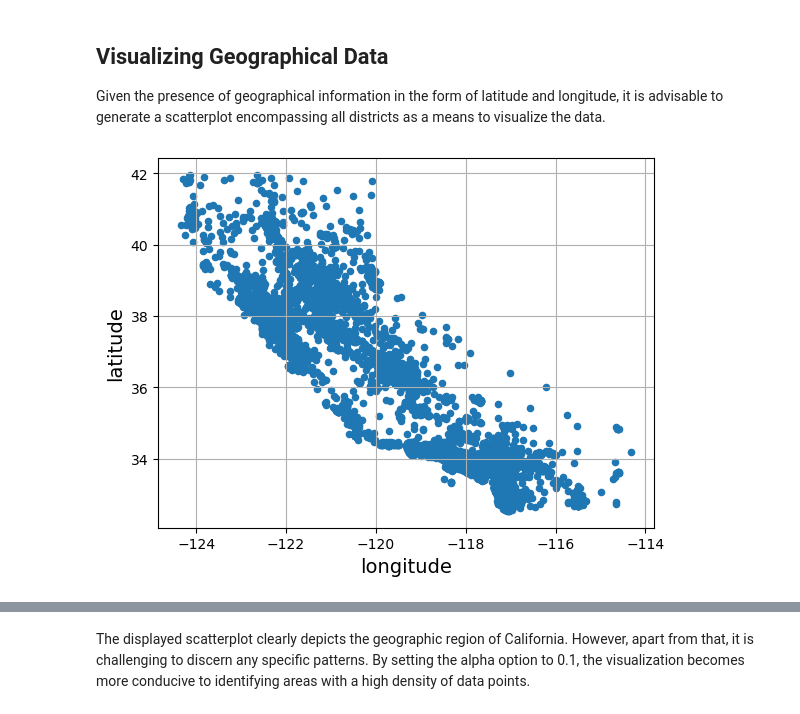
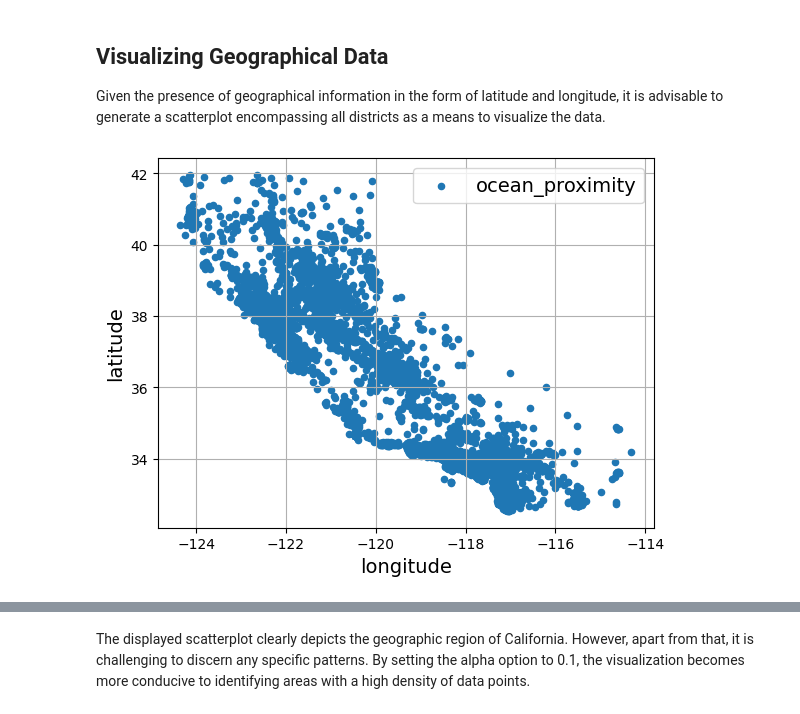
Before and after one commit to a-kanaan/dm-practicals, a Jupyter notebook: practical3/prac3-exp&vis.ipynb, the cells around one changed output, grey strips where cells are left out. Cells and saved outputs as stored; diff of their text form; code cells hidden in the pictures.

```diff
--- a/practical3/prac3-exp&vis.ipynb
+++ b/practical3/prac3-exp&vis.ipynb
@@ -210,7 +213,7 @@ Standard deviation: 114790.07569102754
 ## Visualizing Geographical Data
 Given the presence of geographical information in the form of latitude and longitude, it is advisable to generate a scatterplot encompassing all districts as a means to visualize the data.
 # %%
-train_set.plot(kind="scatter", x="longitude", y="latitude", grid=True)
+train_set.plot(kind="scatter", x="longitude", y="latitude", label='ocean_proximity', grid=True) #point map
 plt.show()
 # %% [output]
-[figure, old version]
+[figure, new version]
```
Also changed, not shown: parts of 10 cells of this notebook.
